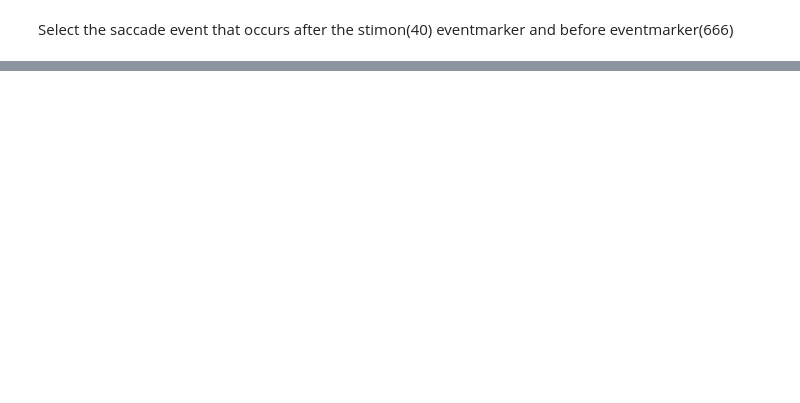
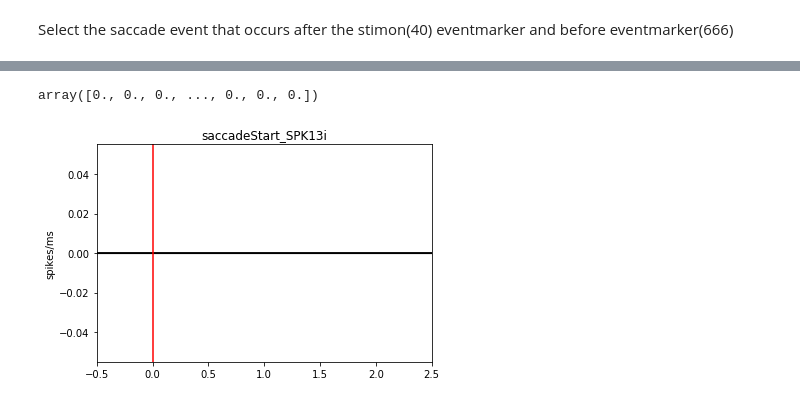
Before and after one commit to SmilodonCub/linArray, a Jupyter notebook: linArray_notebook.ipynb, the cells around one changed output, grey strips where cells are left out. Drawn from its saved outputs; the diff is of its cells as text; code cells hidden in the pictures; blank space fills up the shorter version.

```diff
--- a/linArray_notebook.ipynb
+++ b/linArray_notebook.ipynb
@@ -983,0 +1024,26 @@ plt.show( stimOn_eyealign )
+# %%
+# a simple plot of instantaneous firing rate
+def saccadeStart_GaussianSmoothed( data_df, channel, sigma ):
+    """
+    Takes in a spiketrain (list of spike times) and returns a smooth firing
+    rate estimate that does not rely on binnning of a spie train. the instantaneous rate
+    isa convolution of the spiketrain with a firing rate kernel
+    """
+    from scipy.ndimage import gaussian_filter1d
+    spiketrain = data_df[channel].sum()
+    b = np.arange(-0.5, 2.5, 0.001)
+    counts, bins, bars = plt.hist( spiketrain, b, color = [0.75, 0.75, 0.75 ] )
+    smoothedSpikes = gaussian_filter1d(counts, sigma)
+    plt.plot( bins[:-1], smoothedSpikes, lw = 2, color = 'k' )
+    plt.xlim([-0.5, 2.5])
+    plt.ylabel('spikes/ms')
+    plt.title(channel)
+    plt.axvline(x=0, c = 'red')
+    return smoothedSpikes
+# %%
+#res[[ 'SPK13i', 'stimOn_SPK13i', 'saccadeStart_SPK13i' ] ].head()
+saccadeStart_GaussianSmoothed( res, 'saccadeStart_SPK13i', 10 )
+#res['saccadeStart_SPK13i'].sum()
+# %% [output]
+array([0., 0., 0., ..., 0., 0., 0.])
+[figure, added]
```
Also changed, not shown: parts of 17 cells of this notebook.
